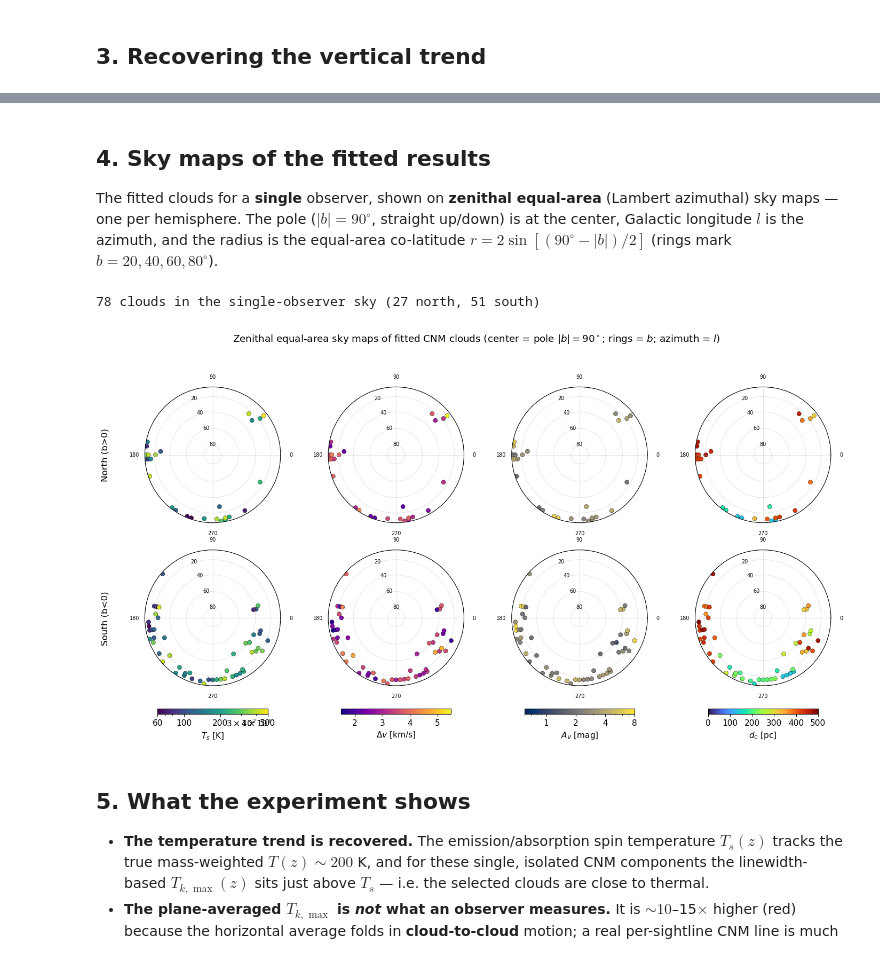
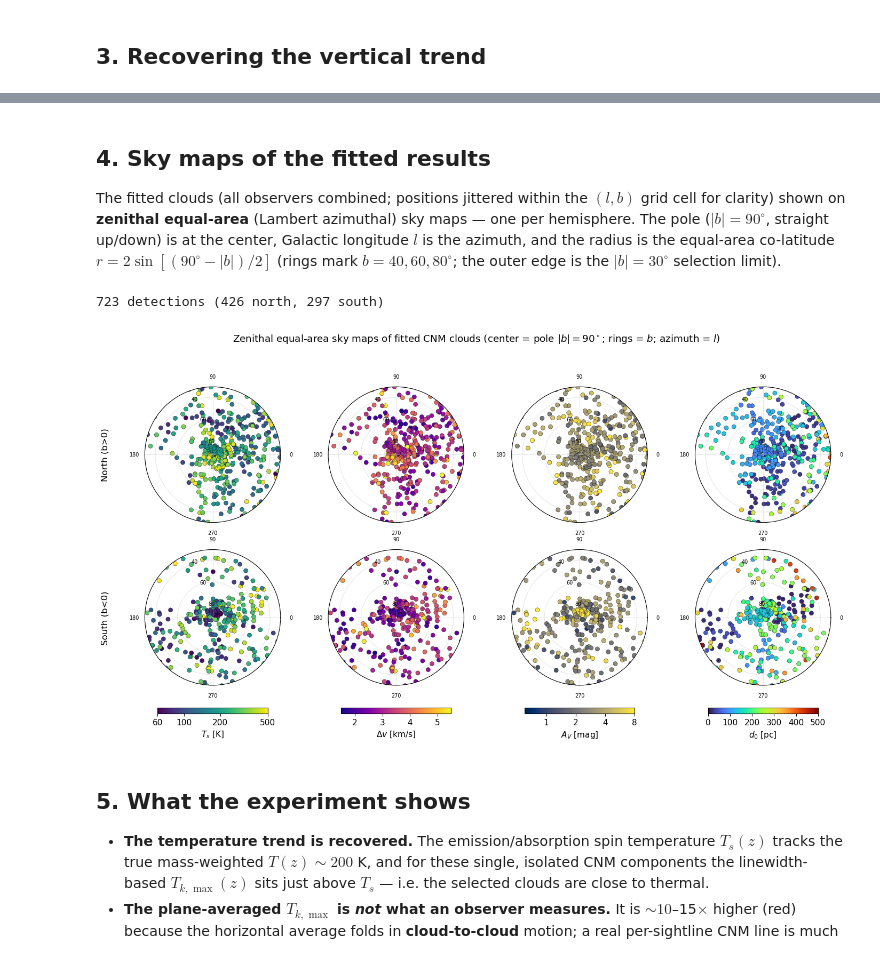
Before and after one commit to PrincetonUniversity/astro-tigress, a Jupyter notebook: notebooks/mock_hi_dust_observer.ipynb, the cells around one changed output, grey strips where cells are left out. Saved outputs shown, nothing was run; the diff lists cells and outputs as text; code cells hidden in the pictures.

```diff
--- a/notebooks/mock_hi_dust_observer.ipynb
+++ b/notebooks/mock_hi_dust_observer.ipynb
@@ -172,19 +174,21 @@ fig.savefig(osp.join(FIGDIR, "mockobs_vs_z.png"), dpi=150, bbox_inches="tight")
 # %% [markdown]
 ## 4. Sky maps of the fitted results
 
-The fitted clouds for a **single** observer, shown on **zenithal equal-area**
-(Lambert azimuthal) sky maps — one per hemisphere.  The pole ($|b|=90^\circ$,
+The fitted clouds (all observers combined; positions jittered within the $(l,b)$
+grid cell for clarity) shown on **zenithal equal-area** (Lambert azimuthal) sky
+maps — one per hemisphere.  The pole ($|b|=90^\circ$,
 straight up/down) is at the center, Galactic longitude $l$ is the azimuth, and
 the radius is the equal-area co-latitude $r = 2\sin[(90^\circ-|b|)/2]$ (rings
-mark $b=20,40,60,80^\circ$).
+mark $b=40,60,80^\circ$; the outer edge is the $|b|=30^\circ$ selection limit).
 # %%
 import matplotlib.colors as mcolors
 
-# single-observer catalog (one sky = one observer)
-mcat = np.load(osp.join(NCR, "mock_obs", "R8_4pc_NCR.mockobs_map.0300.npz"))
-ml, mb = mcat["l"], mcat["b"]
-print(f"{len(ml)} clouds in the single-observer sky "
-      f"({(mb > 0).sum()} north, {(mb < 0).sum()} south)")
+# all detections on one sky; jitter positions within the (l,b) grid cell
+_rng = np.random.default_rng(0)
+ml = cat["l"] + _rng.uniform(-3.5, 3.5, len(cat["l"]))
+mb = cat["b"] + _rng.uniform(-3.0, 3.0, len(cat["b"]))
+north, south = cat["b"] > 0, cat["b"] < 0
+print(f"{len(ml)} detections ({north.sum()} north, {south.sum()} south)")
 
 
 def skymap(ax, l, b, c, vmn, vmx, cmap, logc, s=34):
@@ -192,40 +196,41 @@ def skymap(ax, l, b, c, vmn, vmx, cmap, logc, s=34):
     r = 2 * np.sin(np.deg2rad(90 - np.abs(b)) / 2)     # Lambert equal-area radius
     norm = mcolors.LogNorm(vmn, vmx) if logc else mcolors.Normalize(vmn, vmx)
     sc = ax.scatter(th, r, c=c, s=s, cmap=cmap, norm=norm, edgecolor="k", lw=0.3)
-    bt = np.array([20, 40, 60, 80])
+    bt = np.array([40, 60, 80])
     ax.set_rgrids(2 * np.sin(np.deg2rad(90 - bt) / 2), labels=[str(v) for v in bt],
                   fontsize=7, angle=112)
-    ax.set_rmax(2 * np.sin(np.deg2rad(90 - 6) / 2))
+    ax.set_rmax(2 * np.sin(np.deg2rad(90 - 30) / 2))   # edge at |b| = 30 deg
     ax.set_xticks(np.deg2rad([0, 90, 180, 270]))
     ax.set_xticklabels(["0", "90", "180", "270"], fontsize=7)
     ax.grid(alpha=0.3)
     return sc
 
 
 qs = [("Ts", r"$T_s$ [K]", "viridis", True, 60, 500, [60, 100, 200, 500]),
       ("dv", r"$\Delta v$ [km/s]", "plasma", False, 1.5, 5.5, [2, 3, 4, 5]),
       ("A_V", r"$A_V$ [mag]", "cividis", True, 0.6, 8.0, [1, 2, 4, 8]),
       ("d0", r"$d_0$ [pc]", "turbo", False, 0, 500, [0, 100, 200, 300, 400, 500])]
 fig, axes = plt.subplots(2, 4, figsize=(17, 9.2),
                          subplot_kw=dict(projection="polar"))
 for col, (q, lab, cmap, logc, vmn, vmx, ticks) in enumerate(qs):
-    for row, (sel, hemi) in enumerate([(mb > 0, "North (b>0)"),
-                                       (mb < 0, "South (b<0)")]):
-        sc = skymap(axes[row, col], ml[sel], mb[sel], mcat[q][sel],
+    for row, (sel, hemi) in enumerate([(north, "North (b>0)"),
+                                       (south, "South (b<0)")]):
+        sc = skymap(axes[row, col], ml[sel], mb[sel], cat[q][sel],
                     vmn, vmx, cmap, logc)
         if col == 0:
             axes[row, col].annotate(hemi, xy=(-0.32, 0.5), xycoords="axes fraction",
                                     rotation=90, va="center", fontsize=12)
     cb = fig.colorbar(sc, ax=[axes[0, col], axes[1, col]], location="bottom",
                       shrink=0.72, pad=0.06, label=lab)
+    cb.minorticks_off()
     cb.set_ticks(ticks)
     cb.set_ticklabels([str(t) for t in ticks])
 fig.suptitle(r"Zenithal equal-area sky maps of fitted CNM clouds "
              r"(center = pole $|b|=90^\circ$; rings = $b$; azimuth = $l$)", y=0.99)
 fig.savefig(osp.join(FIGDIR, "mockobs_skymaps.png"), dpi=150, bbox_inches="tight")
 # %% [output]
-78 clouds in the single-observer sky (27 north, 51 south)
+723 detections (426 north, 297 south)
-[figure, old version]
+[figure, new version]
 # %% [markdown]
 ## 5. What the experiment shows
 
```
Also changed, not shown: parts of 4 cells of this notebook, 1 other file.
